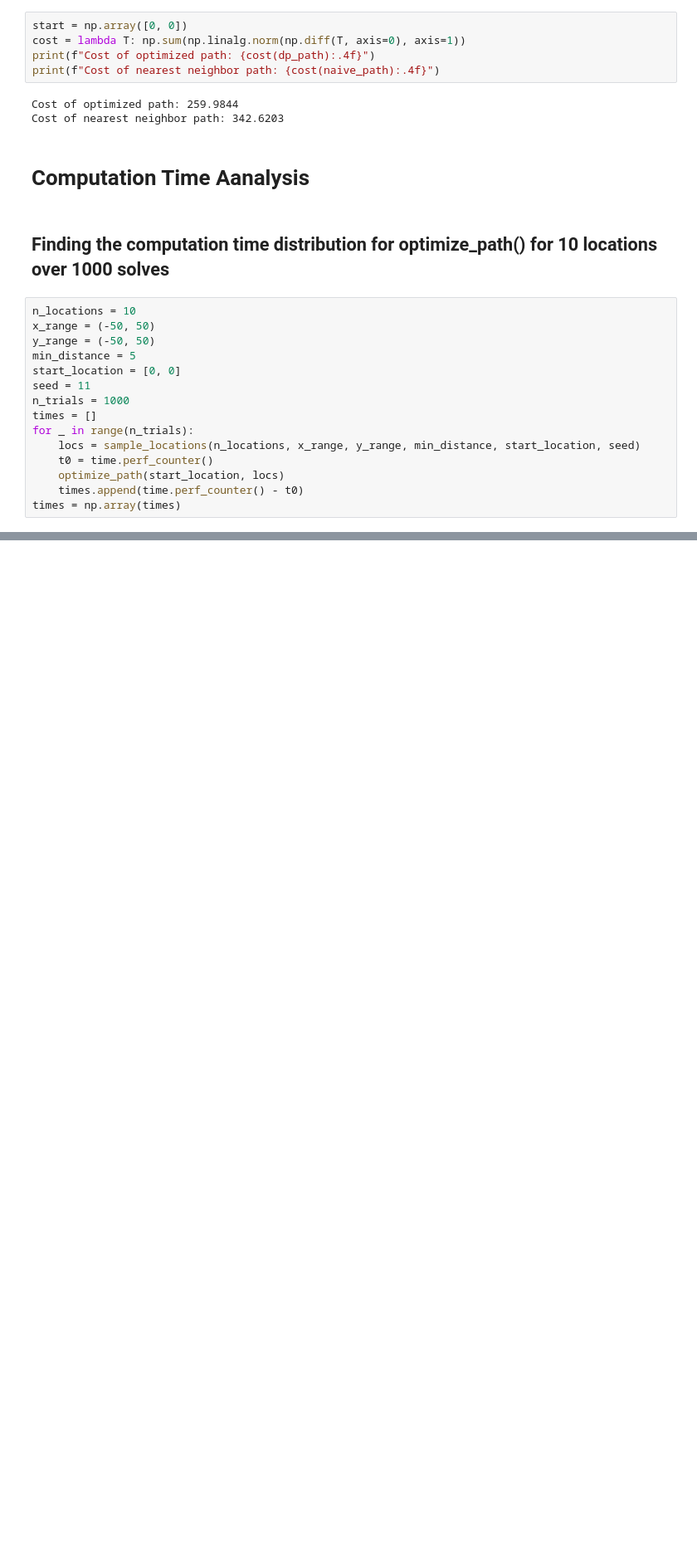
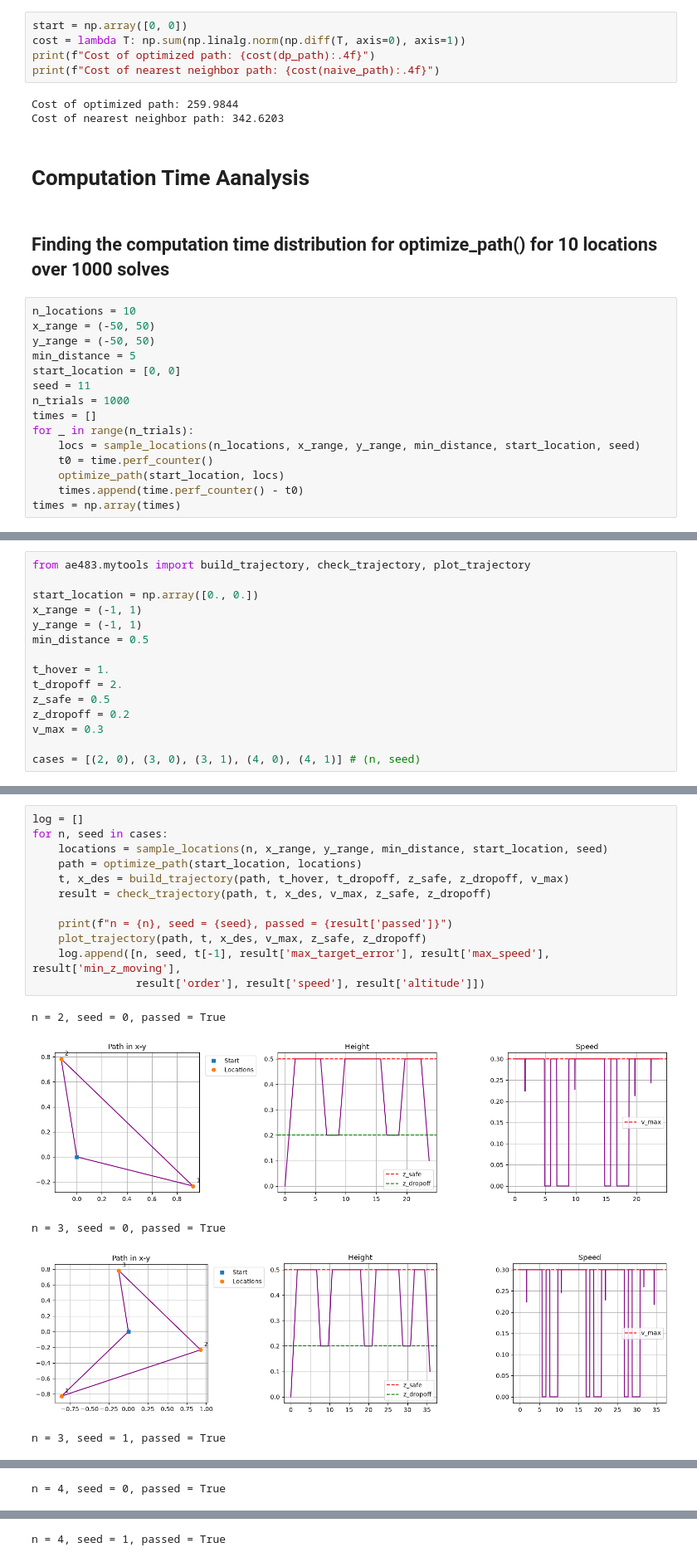
Before and after one commit to dssong2/crazyflie-client, a Jupyter notebook: project/path_optimization.ipynb, the cells around one changed output, grey strips where cells are left out. Shown at 83% size. Saved outputs shown, nothing was run; the diff lists cells and outputs as text; blank space fills up the shorter version.

Commit message:
task3 build trajecotry

```diff
--- a/project/path_optimization.ipynb
+++ b/project/path_optimization.ipynb
@@ -356,0 +361,15 @@ mean = 0.0007 s, median = 0.0007 s, std = 0.0001 s, max = 0.0014 s
+# %%
+from ae483.mytools import build_trajectory, check_trajectory, plot_trajectory
+
+start_location = np.array([0., 0.])
+x_range = (-1, 1)
+y_range = (-1, 1)
+min_distance = 0.5
+
+t_hover = 1.
+t_dropoff = 2.
+z_safe = 0.5
+z_dropoff = 0.2
+v_max = 0.3
+
+cases = [(2, 0), (3, 0), (3, 1), (4, 0), (4, 1)] # (n, seed)
@@ -356,0 +378,18 @@ mean = 0.0007 s, median = 0.0007 s, std = 0.0001 s, max = 0.0014 s
+# %%
+log = []
+for n, seed in cases:
+    locations = sample_locations(n, x_range, y_range, min_distance, start_location, seed)
+    path = optimize_path(start_location, locations)
+    t, x_des = build_trajectory(path, t_hover, t_dropoff, z_safe, z_dropoff, v_max)
+    result = check_trajectory(path, t, x_des, v_max, z_safe, z_dropoff)
+
+    print(f"n = {n}, seed = {seed}, passed = {result['passed']}")
+    plot_trajectory(path, t, x_des, v_max, z_safe, z_dropoff)
+    log.append([n, seed, t[-1], result['max_target_error'], result['max_speed'], result['min_z_moving'],
+                result['order'], result['speed'], result['altitude']])
+# %% [output]
+n = 2, seed = 0, passed = True
+[figure, added]
+n = 3, seed = 0, passed = True
+[figure, added]
+n = 3, seed = 1, passed = True
@@ -356,0 +397 @@ mean = 0.0007 s, median = 0.0007 s, std = 0.0001 s, max = 0.0014 s
+n = 4, seed = 0, passed = True
@@ -356,0 +399 @@ mean = 0.0007 s, median = 0.0007 s, std = 0.0001 s, max = 0.0014 s
+n = 4, seed = 1, passed = True
```
Also changed, not shown: parts of 14 cells of this notebook, 2 other files.
